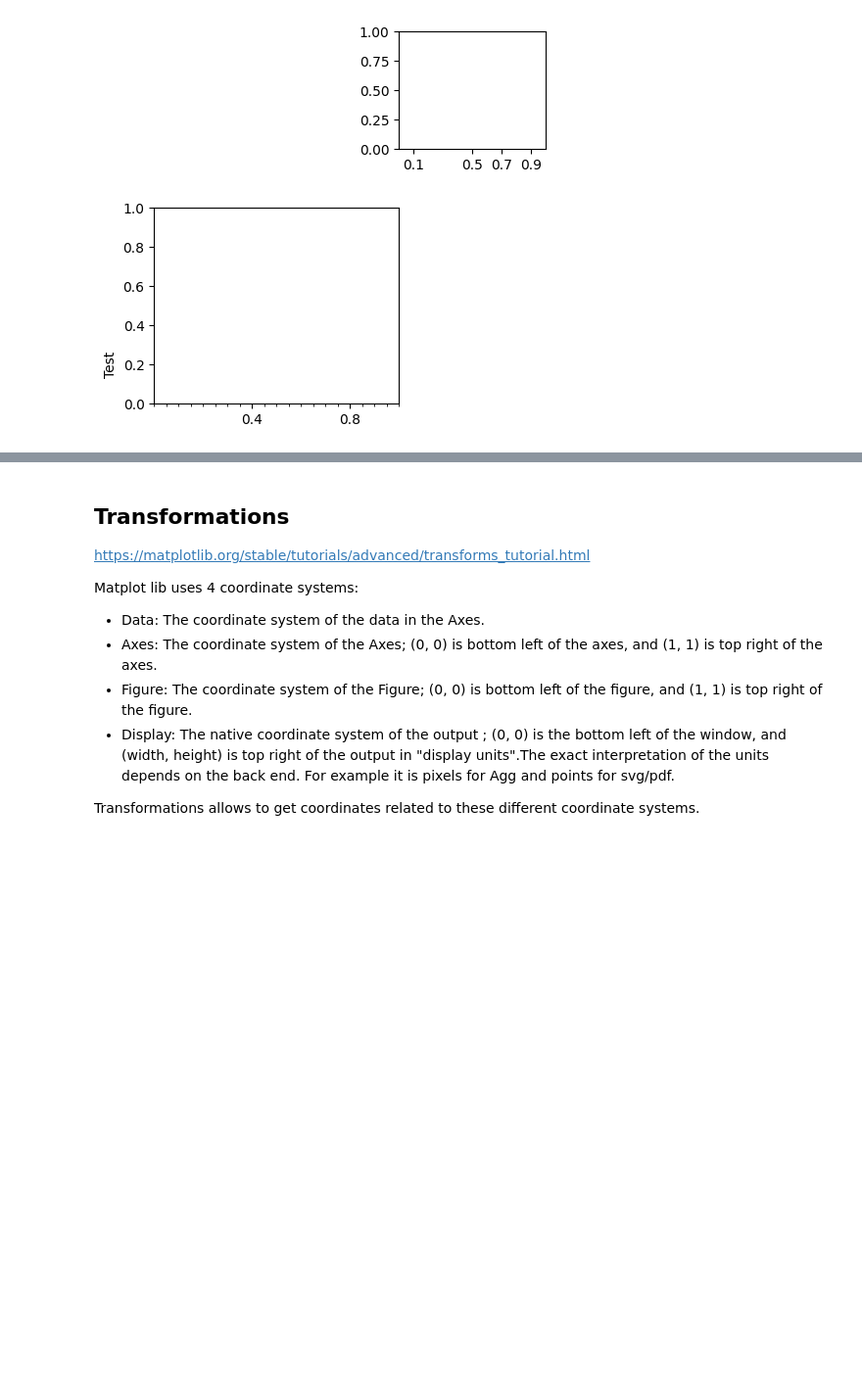
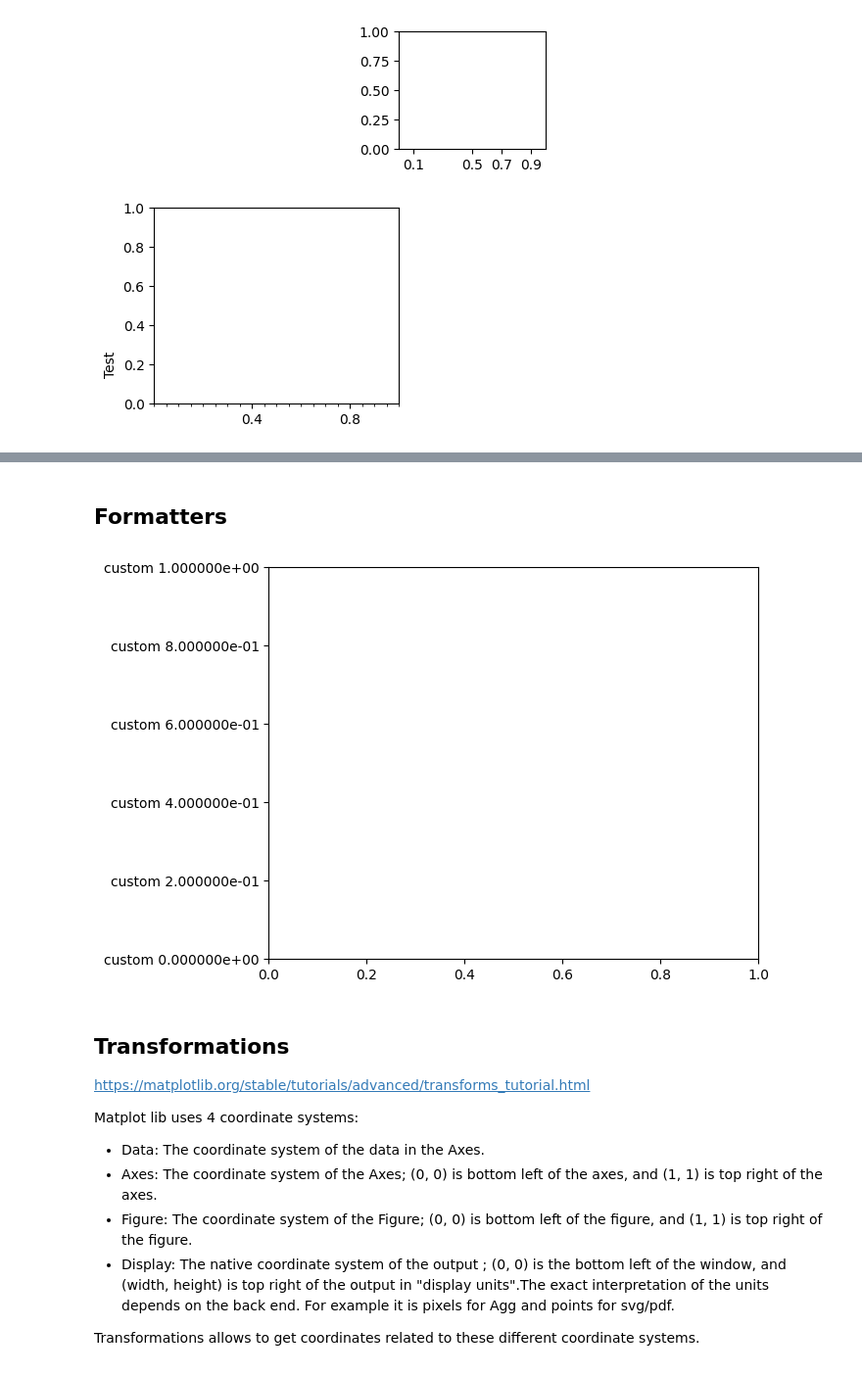
Before and after one commit to taniagmangolini/miscellaneous, a Jupyter notebook: stats/matplotlib.ipynb, the cells around one changed output, grey strips where cells are left out. Shown at 98% size. Cells and saved outputs as stored; diff of their text form; code cells hidden in the pictures; blank space fills up the shorter version.

```diff
--- a/stats/matplotlib.ipynb
+++ b/stats/matplotlib.ipynb
@@ -77,3 +89,22 @@ plt.show()
+# %% [markdown]
+## Formatters
+# %%
+# You can also use a ticker formatter. There are lot of them ready for use.Some examples:
+# - ticker.NullFormatter(): no labels
+# - ticker.ScalarFormatter(): useful to convert log and scientific notation to scalar numbers (common)
+# - ticker.LogFormatter(): useful to convert to log notation
+# - ticker.EngFormatter(unit='Hz'): useful to format to a unit notation. The label will have the unit set.
+# - ticker.FormatStrFormatter('my string %e'): let you customize. In this example, show exponential (%e) with a prefix
+# - ticker.FuncFormatter(my_function): let you use a formatter function. For instance, the function could be: my_function = lambda x, pos: np.sqrt(x)
+
+from matplotlib import ticker
+
+fig = plt.figure(figsize = (5,4), dpi=100)
+ax4 = fig.add_axes([0,0,1,1])
+
+plt.gca().yaxis.set_major_formatter(ticker.FormatStrFormatter('custom %e'))
+# %% [output]
+[figure, added]
 # %% [markdown]
 ## Transformations
 
```
Also changed, not shown: parts of 8 cells of this notebook.
